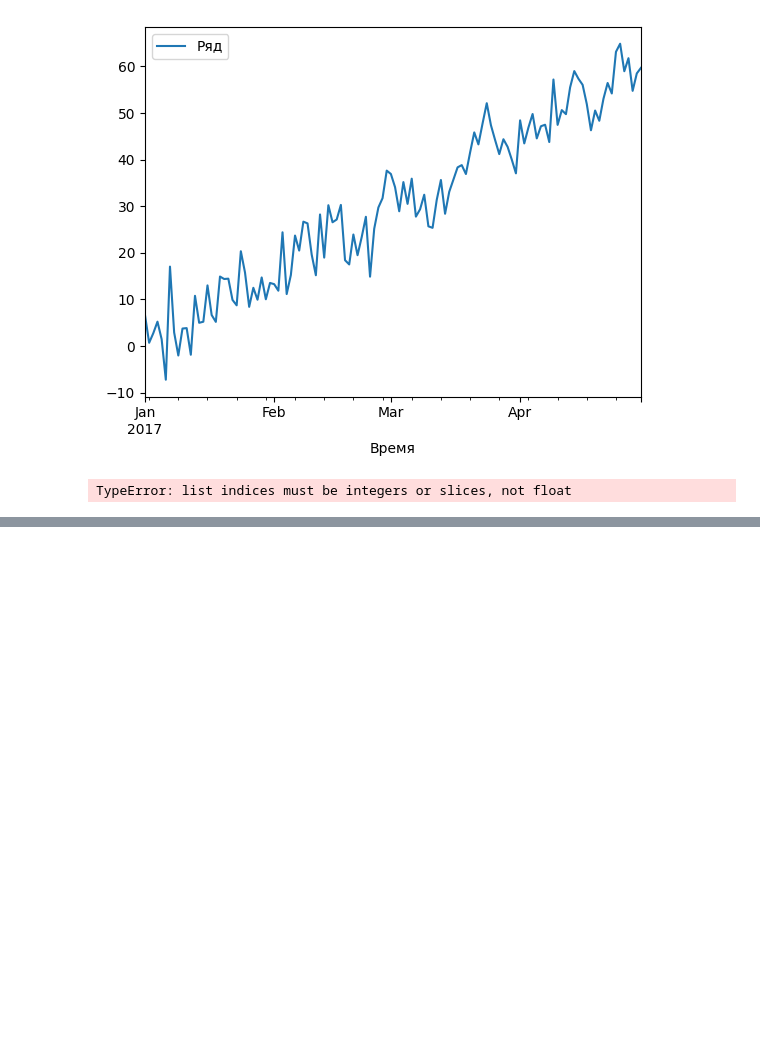
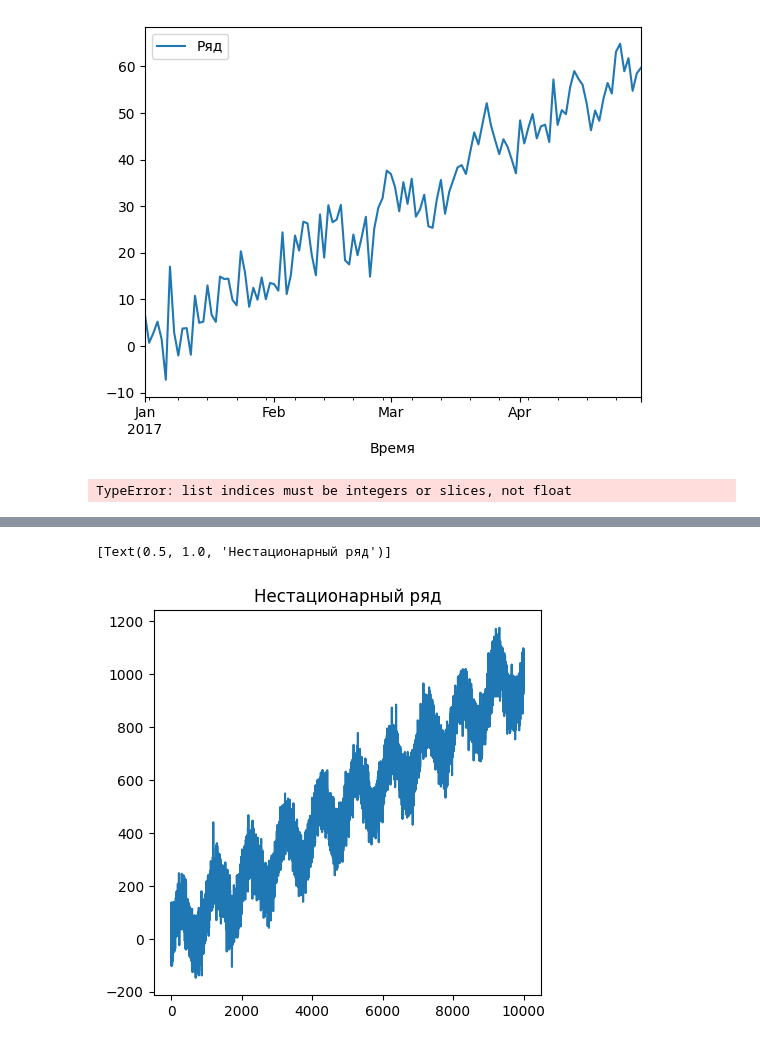
Before and after one commit to Arzangulyan/Time_series_app, a Jupyter notebook: test_jupiter.ipynb, the cells around one changed output, grey strips where cells are left out. Drawn from its saved outputs; the diff is of its cells as text; code cells hidden in the pictures; blank space fills up the shorter version.

```diff
--- a/test_jupiter.ipynb
+++ b/test_jupiter.ipynb
@@ -345,0 +377,7 @@ dict[i] =
+# %%
+fig2, axs2 = plt.subplots(1,1, figsize=(5,5))
+axs2.plot(df2)
+axs2.set(title='Нестационарный ряд')
+# %% [output]
+[Text(0.5, 1.0, 'Нестационарный ряд')]
+[figure, added]
```
Also changed, not shown: parts of 8 cells of this notebook, 5 other files.
